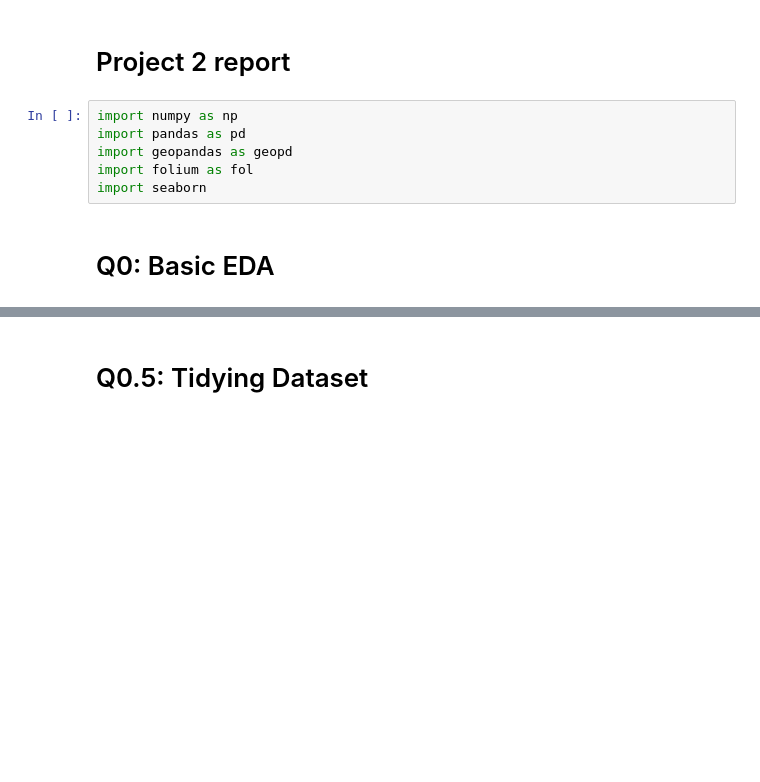
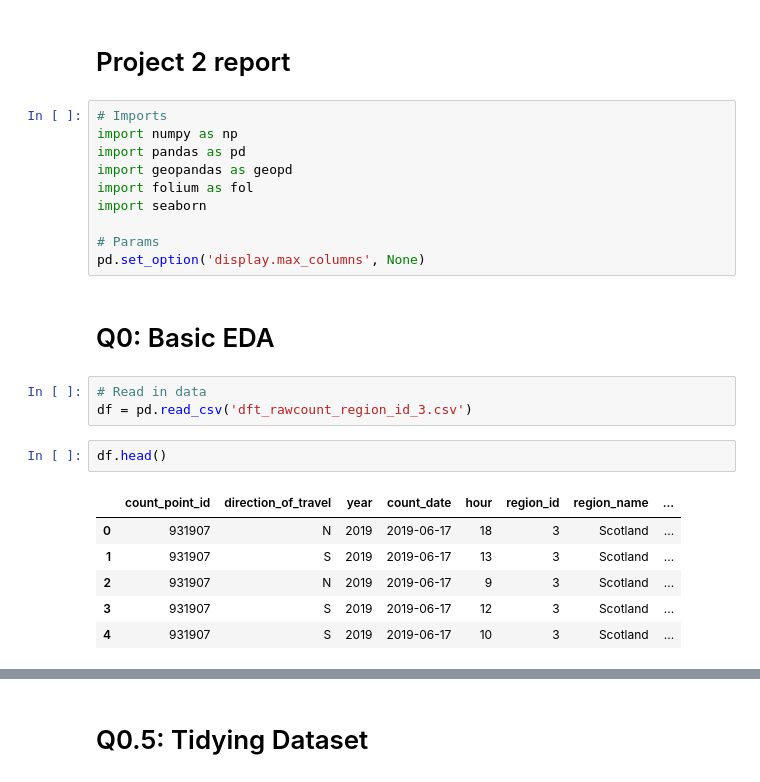
Before and after one commit to c-abbott/scottish-transport-analysis, a Jupyter notebook: project-2-report.ipynb, the cells around one changed output, grey strips where cells are left out. Saved outputs shown, nothing was run; the diff lists cells and outputs as text; blank space fills up the shorter version.

```diff
--- a/project-2-report.ipynb
+++ b/project-2-report.ipynb
@@ -1,10 +1,26 @@
 # %% [markdown]
 # Project 2 report
 # %%
+# Imports
 import numpy as np
 import pandas as pd
 import geopandas as geopd
 import folium as fol
 import seaborn
+
+# Params
+pd.set_option('display.max_columns', None)
 # %% [markdown]
 # Q0: Basic EDA
+# %%
+# Read in data
+df = pd.read_csv('dft_rawcount_region_id_3.csv')
+# %%
+df.head()
+# %% [output]
+|  | count_point_id | direction_of_travel | year | count_date | hour | region_id | region_name | ... |
+| 0 | 931907 | N | 2019 | 2019-06-17 | 18 | 3 | Scotland | ... |
+| 1 | 931907 | S | 2019 | 2019-06-17 | 13 | 3 | Scotland | ... |
+| 2 | 931907 | N | 2019 | 2019-06-17 | 9 | 3 | Scotland | ... |
+| 3 | 931907 | S | 2019 | 2019-06-17 | 12 | 3 | Scotland | ... |
+| 4 | 931907 | S | 2019 | 2019-06-17 | 10 | 3 | Scotland | ... |
```
Also changed, not shown: parts of 6 cells of this notebook.
